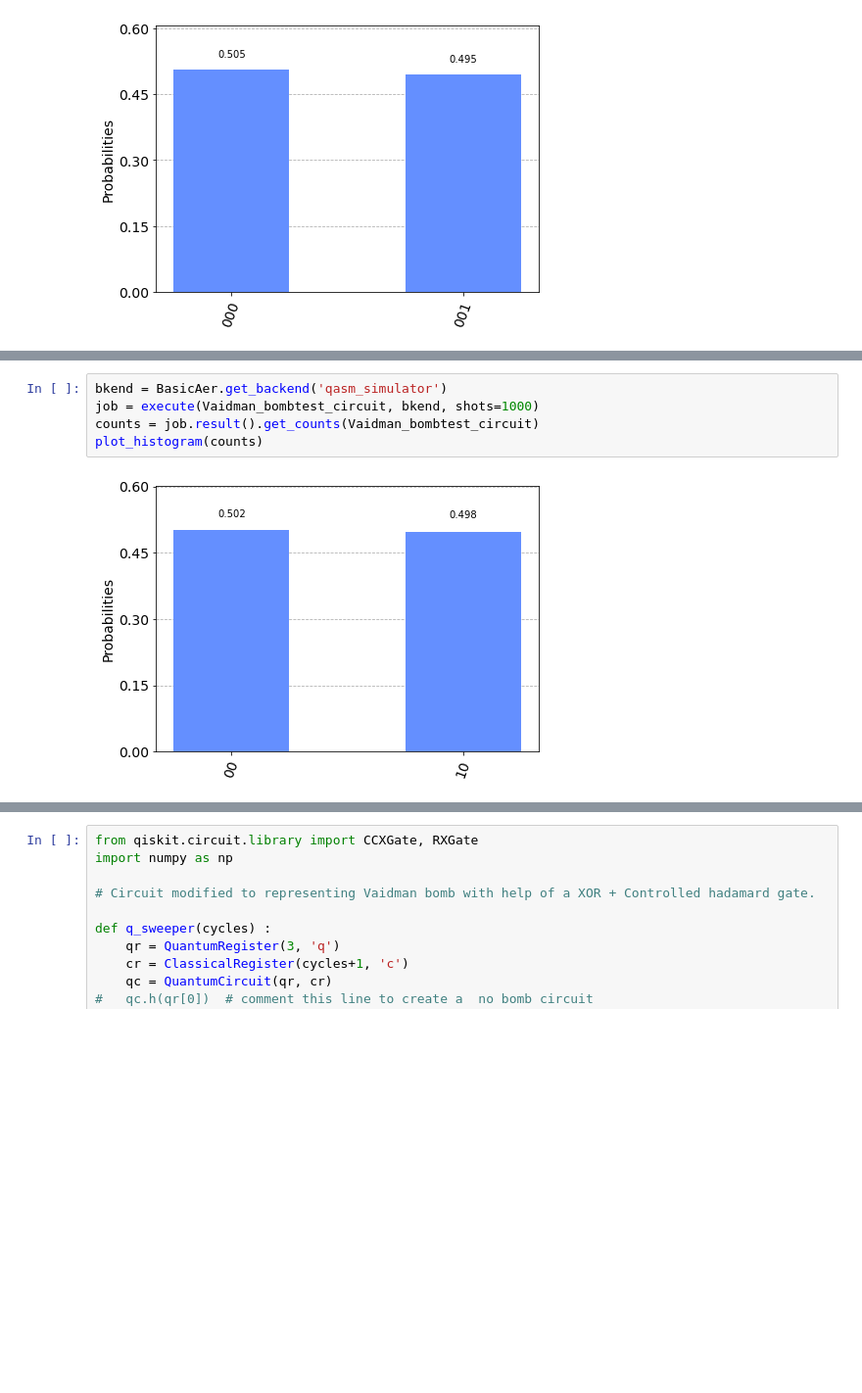
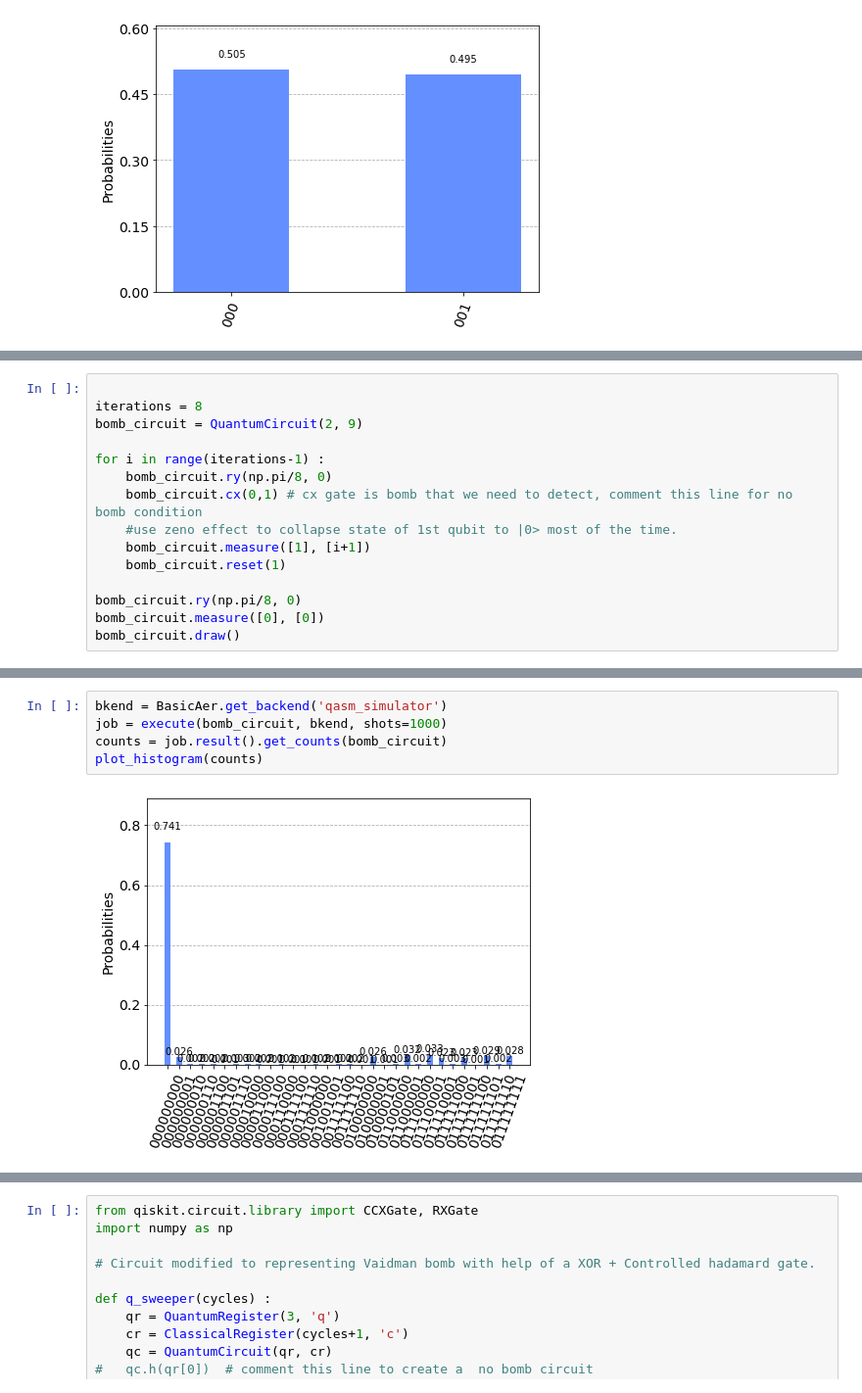
Before and after one commit to jayeshparashar/Keep-it-simple-, a Jupyter notebook: EVBombTestCircuit.ipynb, the cells around one changed output, grey strips where cells are left out. Shown at 98% size. Cells and saved outputs as stored; diff of their text form; blank space fills up the shorter version.

Commit message:
EV bomb tester explained
Created several small qiskit steps/programs to explain the working of EV bomb testing using CNOT gate as measurement.

```diff
--- a/EVBombTestCircuit.ipynb
+++ b/EVBombTestCircuit.ipynb
@@ -133,0 +127,15 @@ meas: 2/═══════════════════╩══╩═
+# %%
+
+iterations = 8
+bomb_circuit = QuantumCircuit(2, 9)
+
+for i in range(iterations-1) :
+    bomb_circuit.ry(np.pi/8, 0)
+    bomb_circuit.cx(0,1) # cx gate is bomb that we need to detect, comment this line for no bomb condition
+    #use zeno effect to collapse state of 1st qubit to |0> most of the time.
+    bomb_circuit.measure([1], [i+1])
+    bomb_circuit.reset(1)
+
+bomb_circuit.ry(np.pi/8, 0)
+bomb_circuit.measure([0], [0])
+bomb_circuit.draw()
@@ -134,7 +160,7 @@ meas: 2/═══════════════════╩══╩═
 # %%
 bkend = BasicAer.get_backend('qasm_simulator')
-job = execute(Vaidman_bombtest_circuit, bkend, shots=1000)
-counts = job.result().get_counts(Vaidman_bombtest_circuit)
+job = execute(bomb_circuit, bkend, shots=1000)
+counts = job.result().get_counts(bomb_circuit)
 plot_histogram(counts)
 # %% [output]
-[figure, old version]
+[figure, new version]
```
Also changed, not shown: parts of 8 cells of this notebook.
